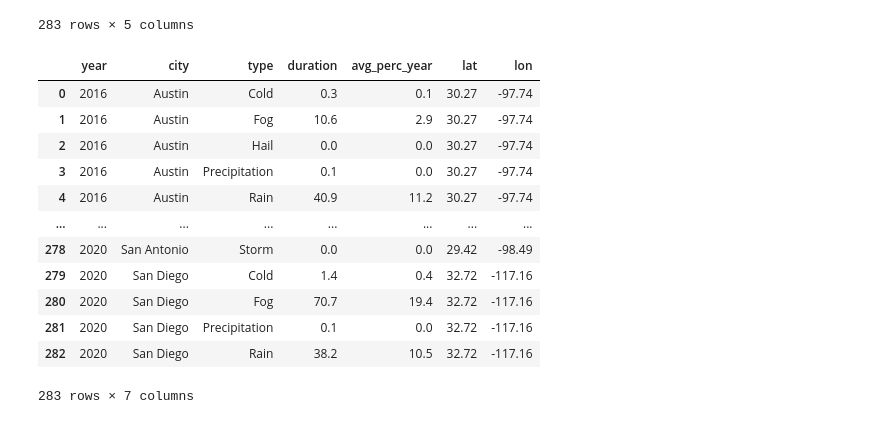
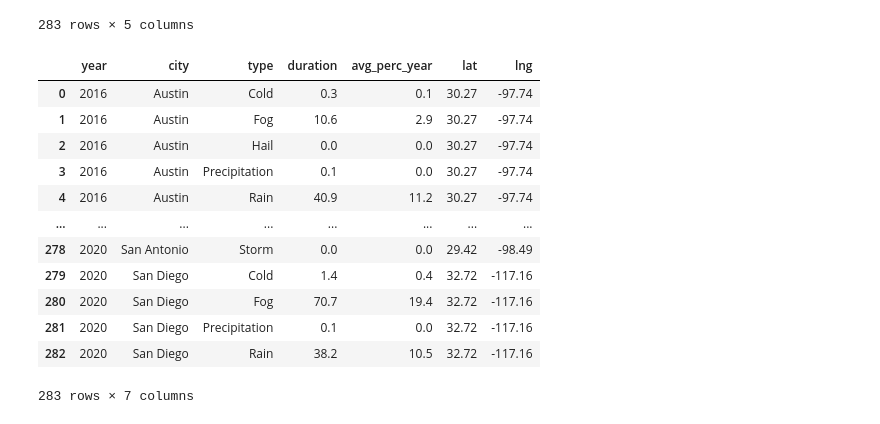
Before and after one commit to Fescamil1/Project3_Group4, a Jupyter notebook: Weather_project3 .ipynb, the cells around one changed output. Cells and saved outputs as stored; diff of their text form; code cells hidden in the pictures.

```diff
--- a/Weather_project3 .ipynb
+++ b/Weather_project3 .ipynb
@@ -2,7 +2,7 @@
 import pandas as pd
 import datetime as dt
 # %%
-df= pd.read_csv('../resources/WeatherEvents_Jan2016-Dec2020.csv', infer_datetime_format=True, parse_dates= ['StartTime(UTC)','EndTime(UTC)'])
+df= pd.read_csv('Resources/WeatherEvents_Jan2016-Dec2020.csv', infer_datetime_format=True, parse_dates= ['StartTime(UTC)','EndTime(UTC)'])
 df.head()
 # %% [output]
 |  | EventId | Type | Severity | StartTime(UTC) | EndTime(UTC) | TimeZone | AirportCode | LocationLat | ... |
@@ -176,46 +176,46 @@ stat_df
 # %%
 city = list(stat_df['city'])
 lat = []
-lon = []
+lng = []
 
 for i in range(len(city)):
     if str(city[i]) == "New York":
         lat.append(40.713)
-        lon.append(-74.01)
+        lng.append(-74.01)
     elif str(city[i]) == "Los Angeles":
         lat.append(34.05)
-        lon.append(-118.24)
+        lng.append(-118.24)
     elif str(city[i]) == "Chicago":
         lat.append(41.88)
-        lon.append(-87.63)
+        lng.append(-87.63)
     elif str(city[i]) == "Houston":
         lat.append(29.76)
-        lon.append(-95.37)
+        lng.append(-95.37)
     elif str(city[i]) == "Philadelphia":
         lat.append(39.95)
-        lon.append(-75.17)
+        lng.append(-75.17)
     elif str(city[i]) == "Phoenix":
         lat.append(33.45)
-        lon.append(-112.07)
+        lng.append(-112.07)
     elif str(city[i]) == "San Antonio":
         lat.append(29.42)
-        lon.append(-98.49)
+        lng.append(-98.49)
     elif str(city[i]) == "San Diego":
         lat.append(32.72)
-        lon.append(-117.16)
+        lng.append(-117.16)
     elif str(city[i]) == "Dallas":
         lat.append(32.78)
-        lon.append(-96.80)
+        lng.append(-96.80)
     elif str(city[i]) == "Austin":
         lat.append(30.27)
-        lon.append(-97.74)
+        lng.append(-97.74)
 
 stat_df['lat'] = lat
-stat_df['lon'] = lon
+stat_df['lng'] = lng
 
 stat_df
 # %% [output]
-|  | year | city | type | duration | avg_perc_year | lat | lon |
+|  | year | city | type | duration | avg_perc_year | lat | lng |
 | 0 | 2016 | Austin | Cold | 0.3 | 0.1 | 30.27 | -97.74 |
 | 1 | 2016 | Austin | Fog | 10.6 | 2.9 | 30.27 | -97.74 |
 | 2 | 2016 | Austin | Hail | 0.0 | 0.0 | 30.27 | -97.74 |
```
Also changed, not shown: parts of 10 cells of this notebook, 1 other file.
